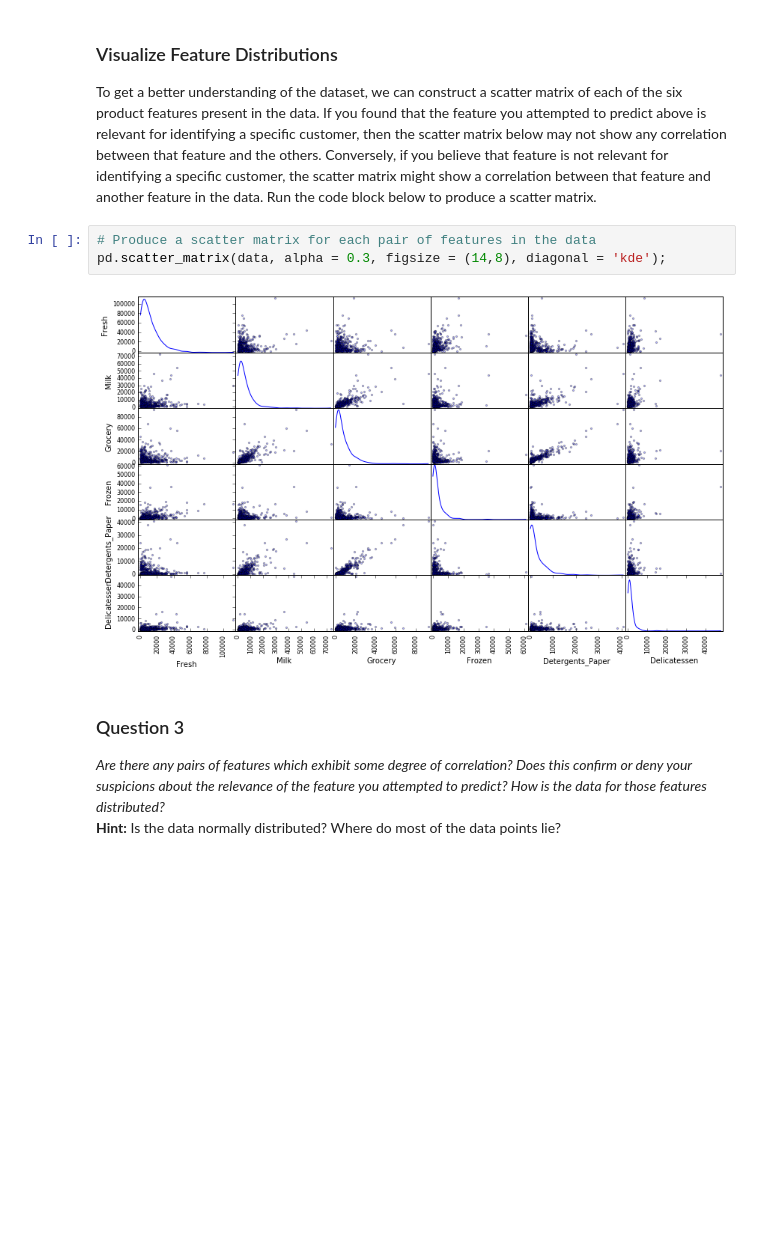
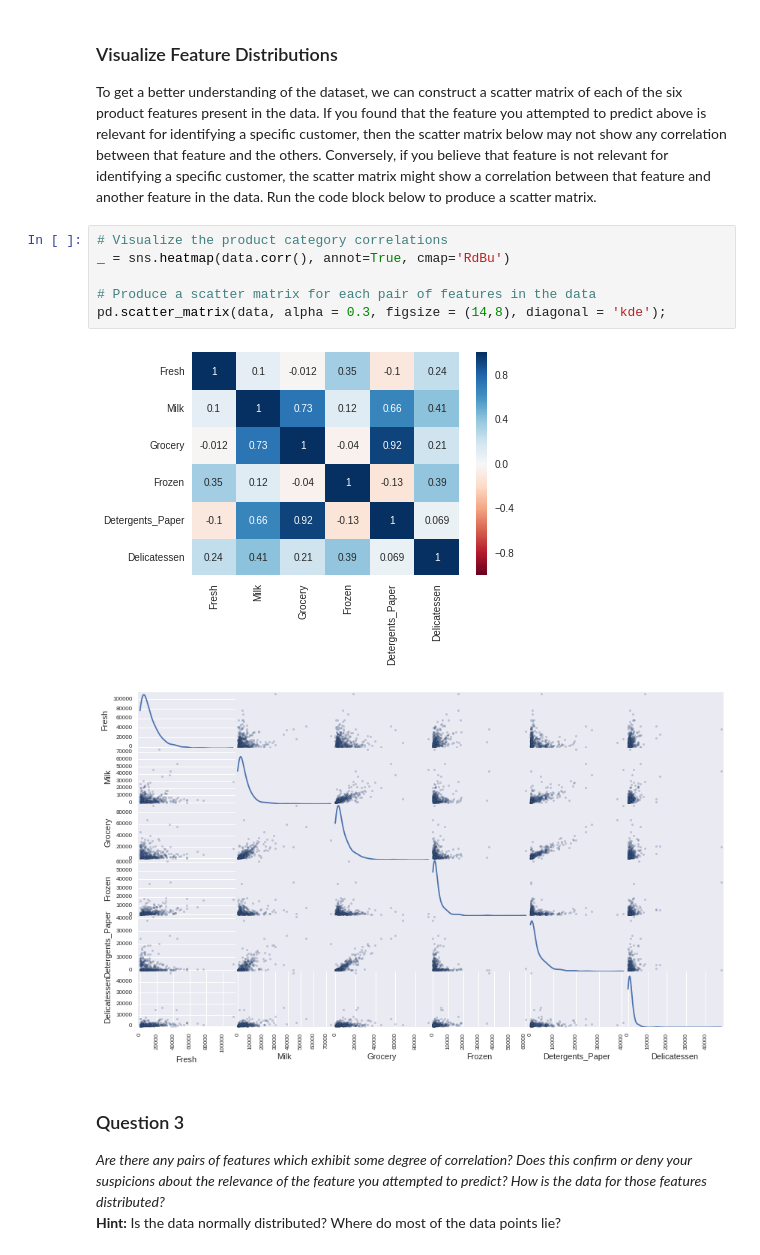
Before and after one commit to zelca/udacity-nd009-projects, a Jupyter notebook: projects/creating_customer_segments/customer_segments.ipynb, the cells around one changed output. Cells and saved outputs as stored; diff of their text form; blank space fills up the shorter version.

```diff
--- a/projects/creating_customer_segments/customer_segments.ipynb
+++ b/projects/creating_customer_segments/customer_segments.ipynb
@@ -146,10 +162,14 @@ Delicatessen : -11.66
 ### Visualize Feature Distributions
 To get a better understanding of the dataset, we can construct a scatter matrix of each of the six product features present in the data. If you found that the feature you attempted to predict above is relevant for identifying a specific customer, then the scatter matrix below may not show any correlation between that feature and the others. Conversely, if you believe that feature is not relevant for identifying a specific customer, the scatter matrix might show a correlation between that feature and another feature in the data. Run the code block below to produce a scatter matrix.
 # %%
+# Visualize the product category correlations
+_ = sns.heatmap(data.corr(), annot=True, cmap='RdBu')
+
 # Produce a scatter matrix for each pair of features in the data
 pd.scatter_matrix(data, alpha = 0.3, figsize = (14,8), diagonal = 'kde');
 # %% [output]
-[figure, old version]
+[figure, new version]
+[figure, added]
 # %% [markdown]
 ### Question 3
 *Are there any pairs of features which exhibit some degree of correlation? Does this confirm or deny your suspicions about the relevance of the feature you attempted to predict? How is the data for those features distributed?*
```
Also changed, not shown: parts of 17 cells of this notebook, 1 other file.
